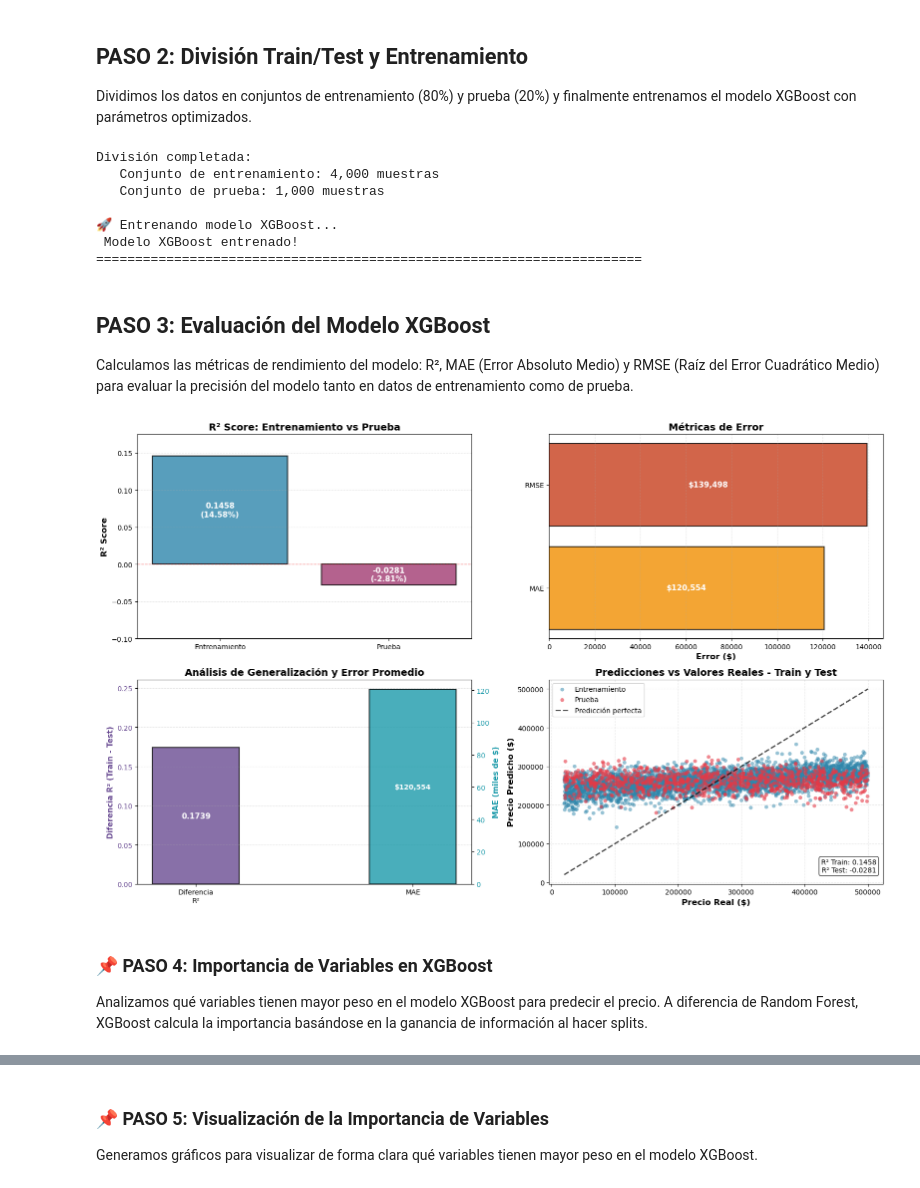
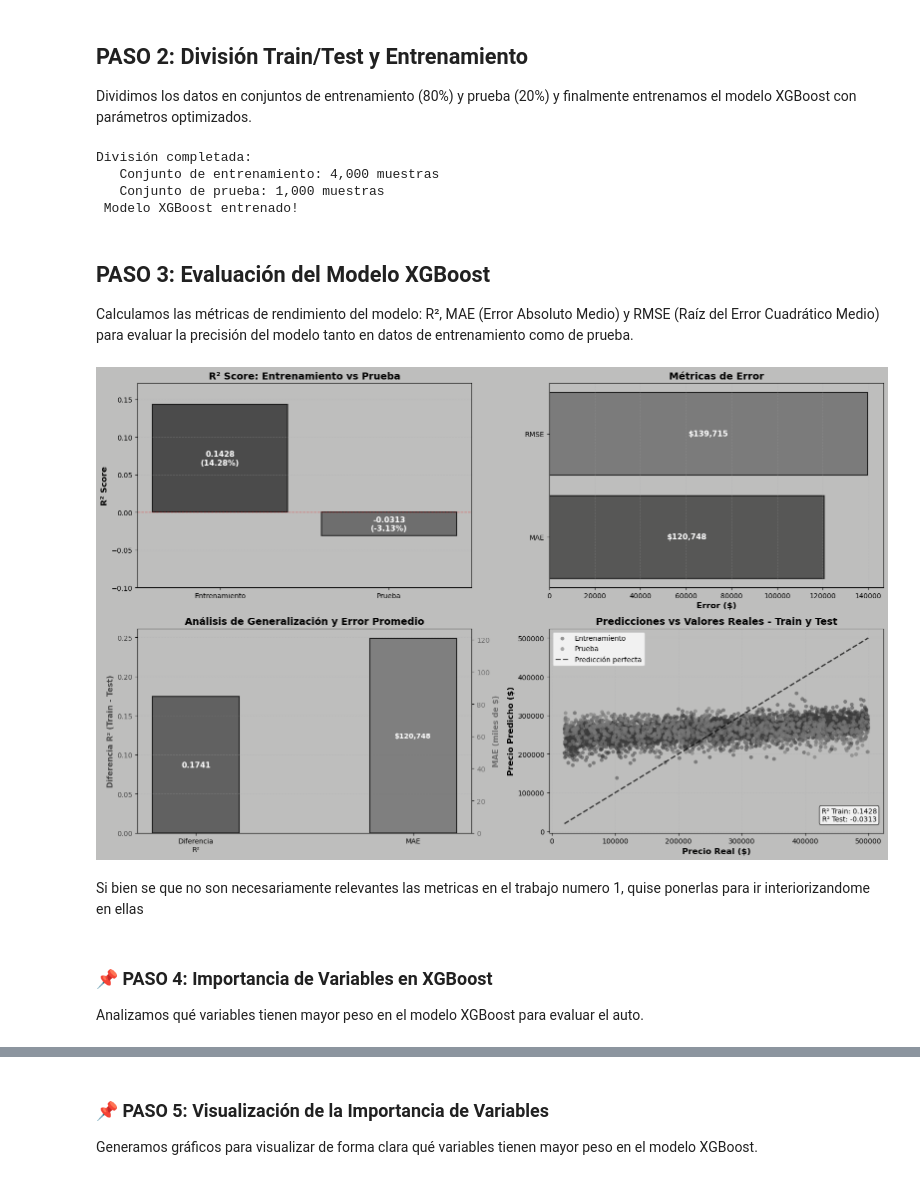
Before and after one commit to joaquinrodriguezi/ProyectoDSParte1Rodriguez, a Jupyter notebook: notebooks/entrenamiento.ipynb, the cells around one changed output, grey strips where cells are left out. Cells and saved outputs as stored; diff of their text form; code cells hidden in the pictures.

```diff
--- a/notebooks/entrenamiento.ipynb
+++ b/notebooks/entrenamiento.ipynb
@@ -99,5 +91,3 @@ Modification             8
 dtype: int64
 
 --- FIN DEL INFORME ---
-# %%
-df = df.drop(columns=['Modification'])
@@ -105,0 +94,2 @@ df = df.drop(columns=['Modification'])
+# %%
+df = df.drop(columns='Modification', errors='ignore')
@@ -455,10 +314,0 @@ Lo que procemos a hacer es preparar los datos para el modelo de regresion, reali
-# %%
-# Crear copias de las variables con sufijo _h
-for col in ['Brand', 'Fuel_Type', 'Drivetrain', 'Condition']:
-    df[col + '_h'] = df[col].copy()
-
-# One Hot Encoding sobre las nuevas variables
-variables_ohe = ['Brand_h', 'Fuel_Type_h', 'Drivetrain_h', 'Condition_h']
-df = pd.get_dummies(df, columns=variables_ohe)
-
-display(df.head())
@@ -541,8 +347,7 @@ variables_numericas_originales = [
     'Number_of_Owners'
 ]
 
-condition_h_cols = [col for col in df.columns if 'Condition_h_' in col]
-variables_predictoras_xgb = variables_numericas_originales.copy() + condition_h_cols
+variables_predictoras_xgb = variables_numericas_originales.copy()
 
 X_xgb = df[variables_predictoras_xgb].copy()
 y_xgb = df['Price'].copy()
@@ -585,20 +390,14 @@ modelo_xgb = xgb.XGBRegressor(
     verbosity=0
 )
 
-print('\n🚀 Entrenando modelo XGBoost...')
-
 modelo_xgb.fit(X_train_xgb, y_train_xgb)
 
 print(' Modelo XGBoost entrenado!')
-print('='*70)
 # %% [output]
 División completada:
    Conjunto de entrenamiento: 4,000 muestras
    Conjunto de prueba: 1,000 muestras
-
-🚀 Entrenando modelo XGBoost...
  Modelo XGBoost entrenado!
-======================================================================
 # %% [markdown]
 ## PASO 3: Evaluación del Modelo XGBoost
 
@@ -614,15 +413,18 @@ rmse_test_xgb = np.sqrt(mean_squared_error(y_test_xgb, y_test_pred_xgb))
 
 diferencia_r2_xgb = r2_train_xgb - r2_test_xgb
 
+# Generamos visualizaciones para mostrar el desempeño del modelo
 fig, axes = plt.subplots(2, 2, figsize=(16, 10))
+fig.patch.set_facecolor('#BEBEBD')
 
 r2_data = pd.DataFrame({
     'Conjunto': ['Entrenamiento', 'Prueba'],
     'R² Score': [r2_train_xgb, r2_test_xgb]
 })
 
+axes[0, 0].set_facecolor('#BEBEBD')
 bars = axes[0, 0].bar(r2_data['Conjunto'], r2_data['R² Score'],
-                       color=['#2E86AB', '#A23B72'], edgecolor='black', linewidth=1.5, alpha=0.8)
+                       color=['#2F2F2F', '#5A5A5A'], edgecolor='black', linewidth=1.5, alpha=0.8)
 axes[0, 0].set_ylabel('R² Score', fontsize=12, fontweight='bold')
 axes[0, 0].set_title('R² Score: Entrenamiento vs Prueba', fontsize=14, fontweight='bold')
 axes[0, 0].set_ylim(-0.1, max(r2_train_xgb, r2_test_xgb) * 1.2)
@@ -640,8 +442,9 @@ metricas_error = pd.DataFrame({
     'Valor': [mae_test_xgb, rmse_test_xgb]
 })
 
+axes[0, 1].set_facecolor('#BEBEBD')
 bars2 = axes[0, 1].barh(metricas_error['Métrica'], metricas_error['Valor'],
-                         color=['#F18F01', '#C73E1D'], edgecolor='black', linewidth=1.5, alpha=0.8)
+                         color=['#3D3D3D', '#6B6B6B'], edgecolor='black', linewidth=1.5, alpha=0.8)
 axes[0, 1].set_xlabel('Error ($)', fontsize=12, fontweight='bold')
 axes[0, 1].set_title('Métricas de Error', fontsize=14, fontweight='bold')
 axes[0, 1].grid(axis='x', alpha=0.3, linestyle='--')
@@ -653,18 +456,19 @@ for bar, valor in zip(bars2, metricas_error['Valor']):
                     ha='center', va='center', fontsize=11, fontweight='bold', color='white')
 
 ax3 = axes[1, 0]
+ax3.set_facecolor('#BEBEBD')
 ax3_twin = ax3.twinx()
 
 bar_dif = ax3.bar(['Diferencia\nR²'], [diferencia_r2_xgb],
-                   color='#6A4C93', edgecolor='black', linewidth=1.5, alpha=0.8, width=0.4)
-ax3.set_ylabel('Diferencia R² (Train - Test)', fontsize=11, fontweight='bold', color='#6A4C93')
-ax3.tick_params(axis='y', labelcolor='#6A4C93')
+                   color='#4A4A4A', edgecolor='black', linewidth=1.5, alpha=0.8, width=0.4)
+ax3.set_ylabel('Diferencia R² (Train - Test)', fontsize=11, fontweight='bold', color='#4A4A4A')
+ax3.tick_params(axis='y', labelcolor='#4A4A4A')
 ax3.set_ylim(0, diferencia_r2_xgb * 1.5)
 
 bar_mae = ax3_twin.bar(['MAE'], [mae_test_xgb/1000],
-                        color='#1B9AAA', edgecolor='black', linewidth=1.5, alpha=0.8, width=0.4)
-ax3_twin.set_ylabel('MAE (miles de $)', fontsize=11, fontweight='bold', color='#1B9AAA')
-ax3_twin.tick_params(axis='y', labelcolor='#1B9AAA')
+                        color='#707070', edgecolor='black', linewidth=1.5, alpha=0.8, width=0.4)
+ax3_twin.set_ylabel('MAE (miles de $)', fontsize=11, fontweight='bold', color='#707070')
+ax3_twin.tick_params(axis='y', labelcolor='#707070')
 
 ax3.set_title('Análisis de Generalización y Error Promedio', fontsize=14, fontweight='bold')
 ax3.grid(axis='y', alpha=0.3, linestyle='--')
@@ -676,40 +480,43 @@ ax3_twin.text(1, (mae_test_xgb/1000)/2, f'${mae_test_xgb:,.0f}',
 
 y_train_pred_original = y_train_pred_xgb
 y_train_original = y_train_xgb
 y_test_pred_original = y_test_pred_xgb
 y_test_original = y_test_xgb
 
+axes[1, 1].set_facecolor('#BEBEBD')
 axes[1, 1].scatter(y_train_original, y_train_pred_original,
-                   alpha=0.5, s=30, color='#2E86AB', edgecolors='none', label='Entrenamiento')
+                   alpha=0.5, s=30, color='#3A3A3A', edgecolors='none', label='Entrenamiento')
 
 axes[1, 1].scatter(y_test_original, y_test_pred_original,
-                   alpha=0.6, s=30, color='#E63946', edgecolors='none', label='Prueba')
+                   alpha=0.6, s=30, color='#787878', edgecolors='none', label='Prueba')
 
 min_val = min(y_train_original.min(), y_test_original.min())
 max_val = max(y_train_original.max(), y_test_original.max())
 axes[1, 1].plot([min_val, max_val], [min_val, max_val],
                 'k--', linewidth=2, alpha=0.7, label='Predicción perfecta')
 
 axes[1, 1].set_xlabel('Precio Real ($)', fontsize=12, fontweight='bold')
 axes[1, 1].set_ylabel('Precio Predicho ($)', fontsize=12, fontweight='bold')
 axes[1, 1].set_title('Predicciones vs Valores Reales - Train y Test', fontsize=14, fontweight='bold')
 axes[1, 1].legend(loc='upper left', fontsize=10)
 axes[1, 1].grid(alpha=0.3, linestyle='--')
 
 axes[1, 1].text(0.98, 0.05,
                 f'R² Train: {r2_train_xgb:.4f}\nR² Test: {r2_test_xgb:.4f}',
                 transform=axes[1, 1].transAxes,
                 fontsize=10, verticalalignment='bottom', horizontalalignment='right',
                 bbox=dict(boxstyle='round', facecolor='white', alpha=0.8, edgecolor='black'))
 
 plt.tight_layout()
 plt.show()
 # %% [output]
-[figure, old version]
+[figure, new version]
+# %% [markdown]
+Si bien se que no son necesariamente relevantes las metricas en el trabajo numero 1, quise ponerlas para ir interiorizandome en ellas
 # %% [markdown]
 ### 📌 PASO 4: Importancia de Variables en XGBoost
 
-Analizamos qué variables tienen mayor peso en el modelo XGBoost para predecir el precio. A diferencia de Random Forest, XGBoost calcula la importancia basándose en la ganancia de información al hacer splits.
+Analizamos qué variables tienen mayor peso en el modelo XGBoost para evaluar el auto.
 # %%
 # Obtener importancias del modelo XGBoost
 importancias_xgb = modelo_xgb.feature_importances_
```
Also changed, not shown: parts of 25 cells of this notebook, 1 other file.
